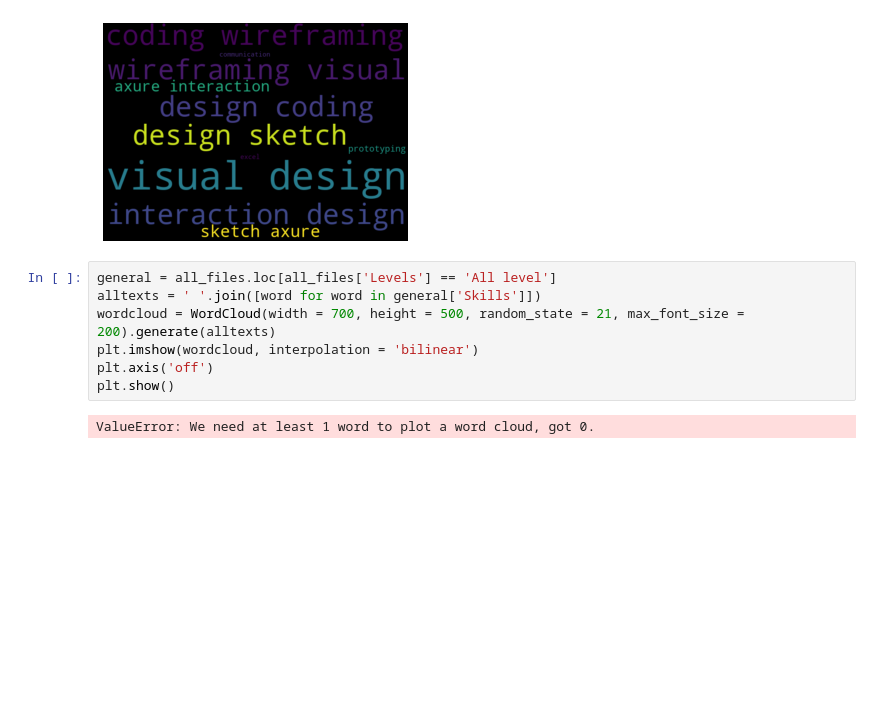
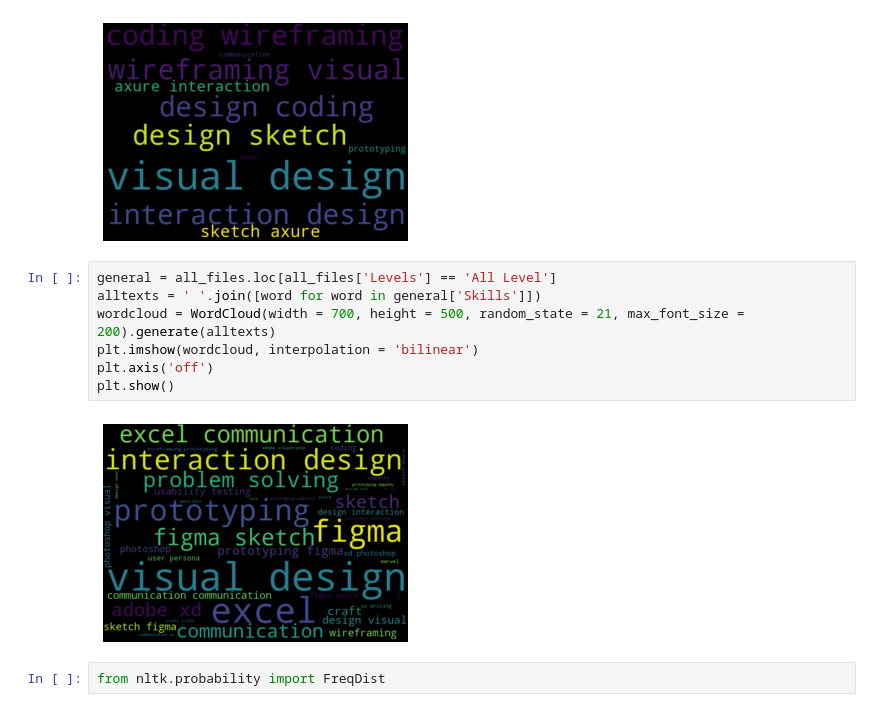
Before and after one commit to dekings44/ui_ux_job_analysis, a Jupyter notebook: main.ipynb, the cells around one changed output. Cells and saved outputs as stored; diff of their text form; blank space fills up the shorter version.

```diff
--- a/main.ipynb
+++ b/main.ipynb
@@ -431,11 +431,13 @@ plt.show()
 # %% [output]
 [figure]
 # %%
-general = all_files.loc[all_files['Levels'] == 'All level']
+general = all_files.loc[all_files['Levels'] == 'All Level']
 alltexts = ' '.join([word for word in general['Skills']])
 wordcloud = WordCloud(width = 700, height = 500, random_state = 21, max_font_size = 200).generate(alltexts)
 plt.imshow(wordcloud, interpolation = 'bilinear')
 plt.axis('off')
 plt.show()
 # %% [output]
-ValueError: We need at least 1 word to plot a word cloud, got 0.
+[figure, added]
+# %%
+from nltk.probability import FreqDist
```
Also changed, not shown: parts of 4 cells of this notebook.
